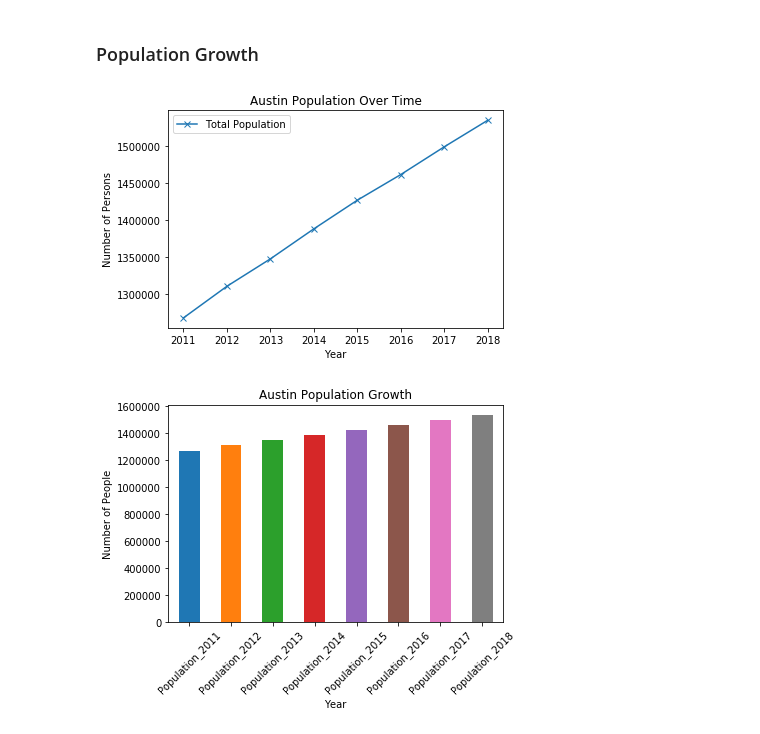
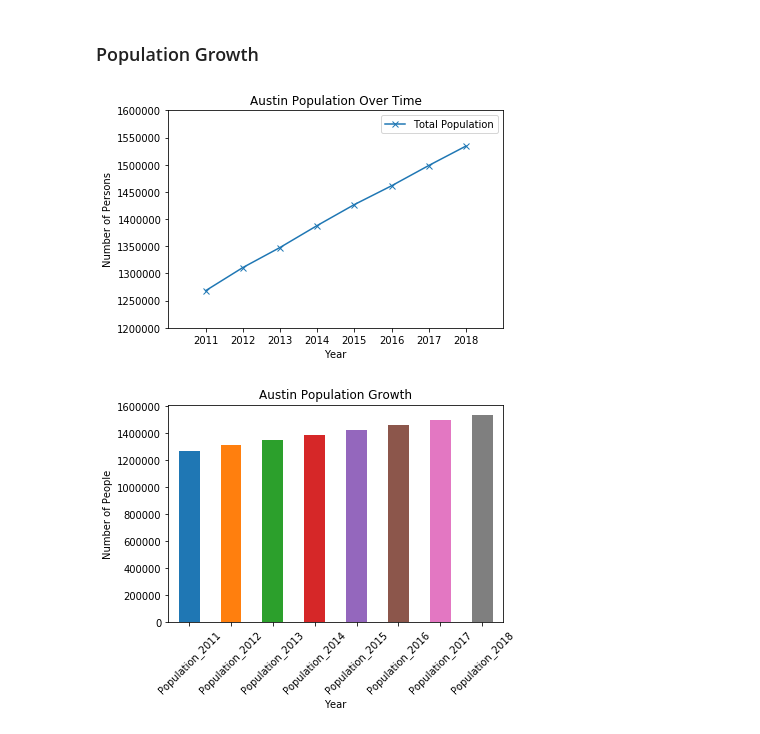
Before and after one commit to travis-tyler/AustinPopulationData, a Jupyter notebook: Rob/Demographics Visualization.ipynb, the cells around one changed output. Drawn from its saved outputs; the diff is of its cells as text; code cells hidden in the pictures.

```diff
--- a/Rob/Demographics Visualization.ipynb
+++ b/Rob/Demographics Visualization.ipynb
@@ -25,21 +25,24 @@ Austin_df.head()
 # %%
 # Populations
 populations = [Austin_df["Population_2011"].sum(), Austin_df["Population_2012"].sum(), Austin_df["Population_2013"].sum(),
                Austin_df["Population_2014"].sum(), Austin_df["Population_2015"].sum(), Austin_df["Population_2016"].sum(),
                Austin_df["Population_2017"].sum(), Austin_df["Population_2018"].sum()]
 
 years = ["2011", "2012", "2013", "2014", "2015", "2016", "2017", "2018"]
 
 # Generate line plot
 plt.plot(years, populations, marker="x", label="Total Population")
 plt.title("Austin Population Over Time")
 plt.xlabel("Year")
 plt.ylabel("Number of Persons")
+plt.xlim(-1, 8)
+plt.ylim(1200000, 1600000)
+
 
 plt.legend()
 plt.savefig("../Output_Data/Demographics/Population_growth_line.png")
 # %% [output]
-[figure, old version]
+[figure, new version]
 # %%
 total_df = Austin_df[["Population_2011", "Population_2012", "Population_2013",
                        "Population_2014", "Population_2015", "Population_2016",
```
Also changed, not shown: parts of 6 cells of this notebook, 16 other files.
